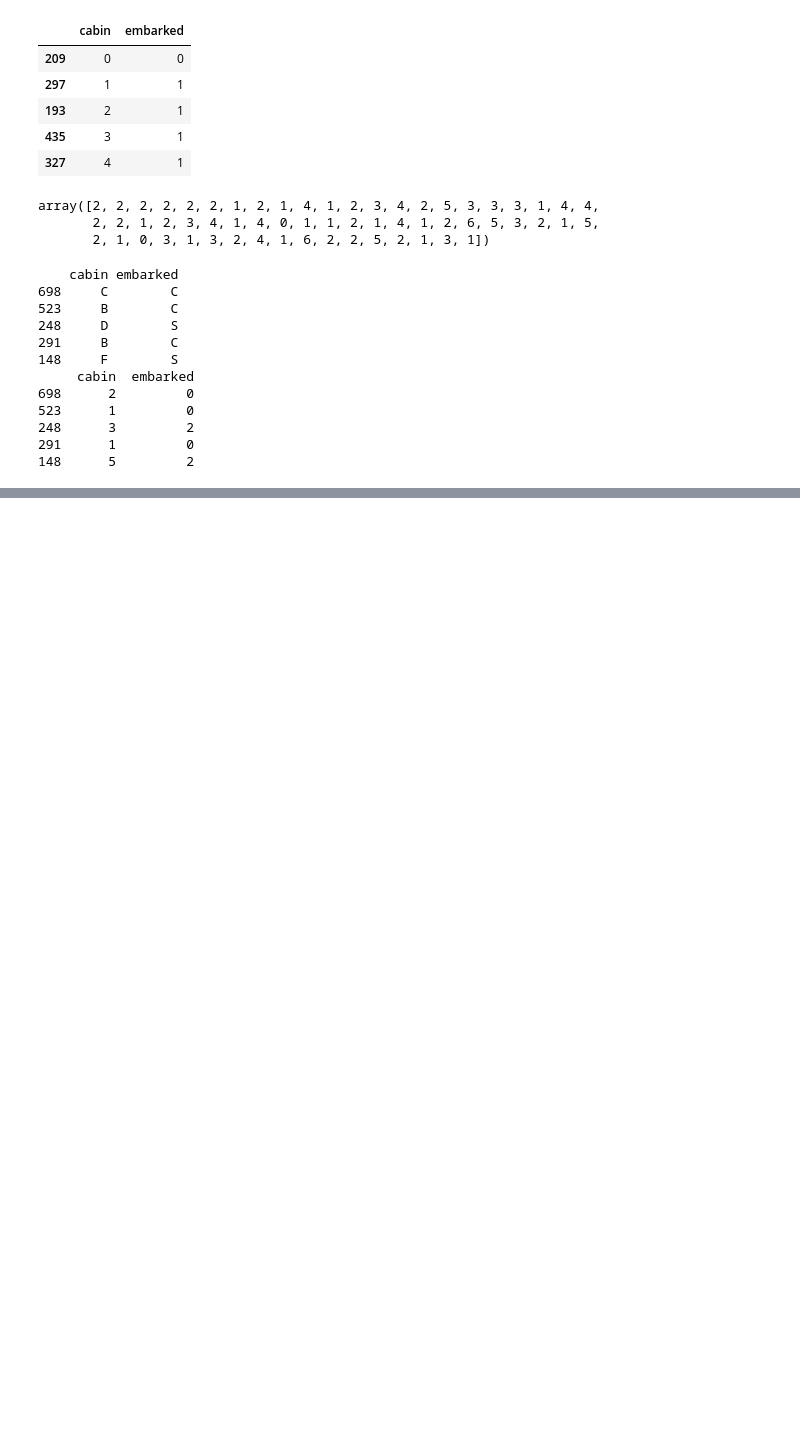
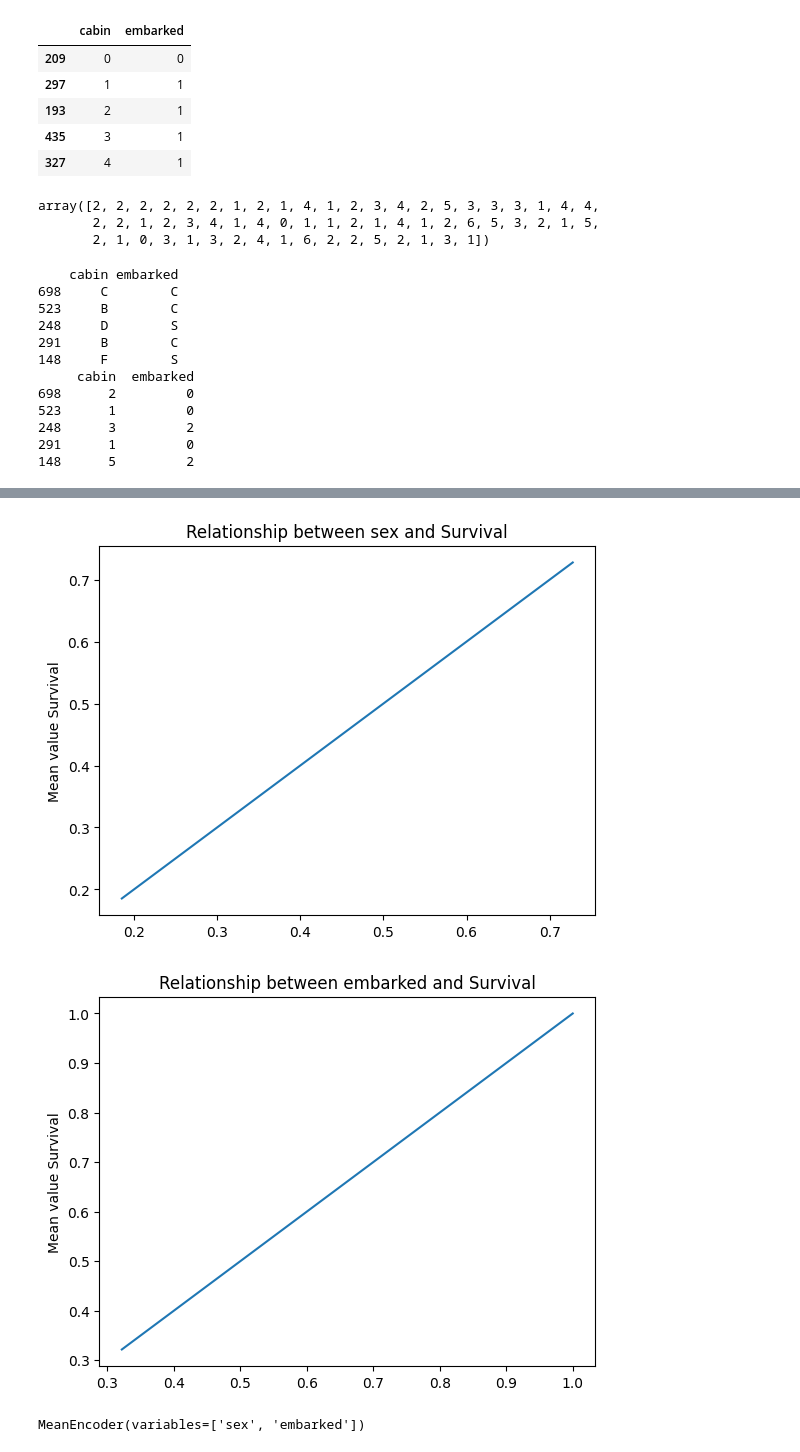
Before and after one commit to kar137/Machine-Learning-Portfolio, a Jupyter notebook: notebooks/Feature-Engineering/encoding.ipynb, the cells around one changed output, grey strips where cells are left out. Drawn from its saved outputs; the diff is of its cells as text; code cells hidden in the pictures; blank space fills up the shorter version.

```diff
--- a/notebooks/Feature-Engineering/encoding.ipynb
+++ b/notebooks/Feature-Engineering/encoding.ipynb
@@ -241,0 +433,22 @@ print(train_label_encoded.head())
+# %%
+# lets see the relationship again, it must be converted to monotonic ones.
+relationship_plot(['sex', 'embarked'])
+# %% [output]
+[figure, added]
+[figure, added]
+# %%
+# mean encoder using feature-engine
+# variables attribute are the variables that need to be encoded.
+mean_encoder = MeanEncoder(variables=['sex','embarked'])
+
+# splitting the dataset
+
+X_train, X_test, y_train, y_test = train_test_split(
+    data[['sex', 'embarked']], #variables
+    data['survived'], #target
+    test_size = 0.3,
+    random_state = 42)
+
+mean_encoder.fit(X_train, y_train)
+# %% [output]
+MeanEncoder(variables=['sex', 'embarked'])
```
Also changed, not shown: parts of 17 cells of this notebook.
